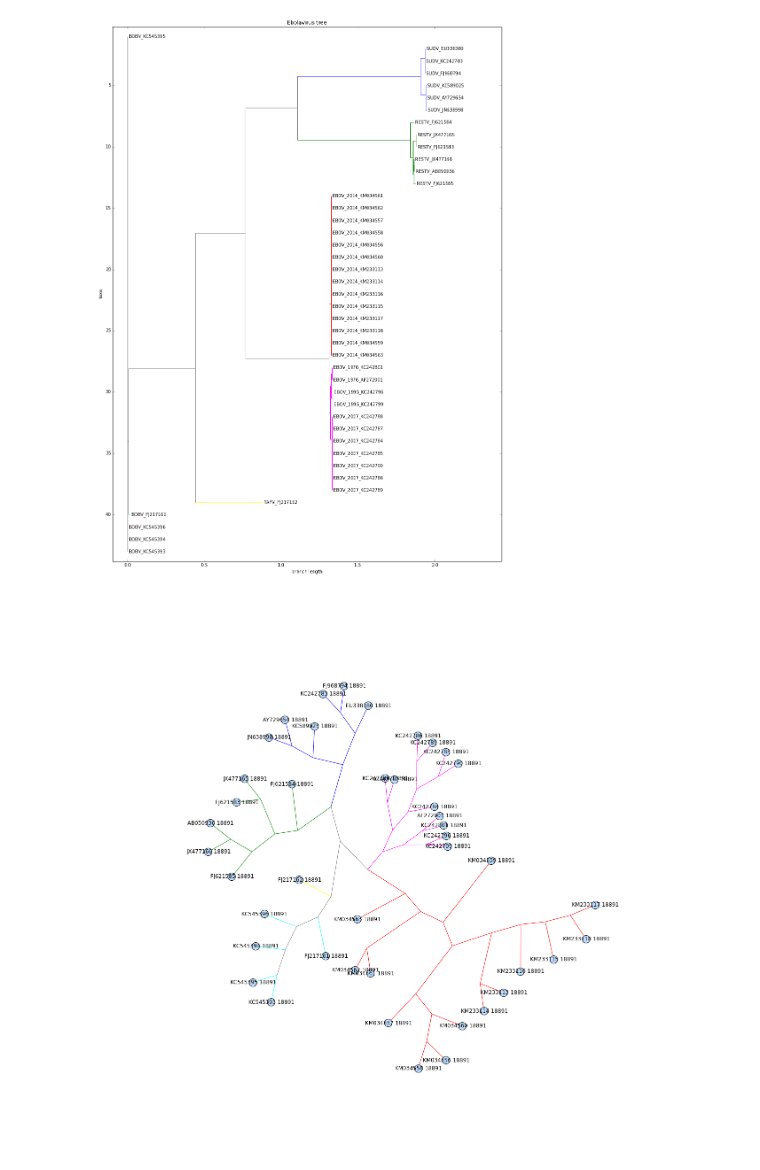
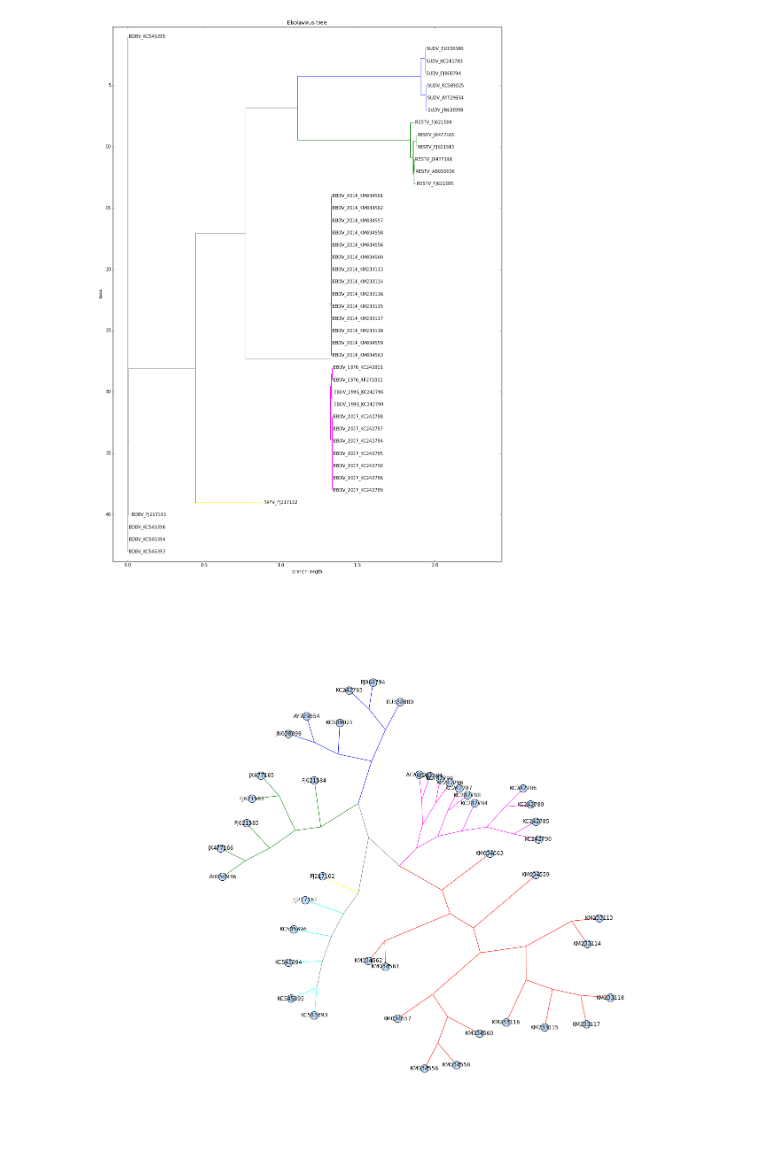
Before and after one commit to tiagoantao/bioinf-python, a Jupyter notebook: notebooks/05_Phylo/Visualization.ipynb, the cells around one changed output. Saved outputs shown, nothing was run; the diff lists cells and outputs as text; code cells hidden in the pictures.

Commit message:
new visualization

```diff
--- a/notebooks/05_Phylo/Visualization.ipynb
+++ b/notebooks/05_Phylo/Visualization.ipynb
@@ -79,13 +79,13 @@ Phylo.draw(ebola_color_tree, axes=ax, label_func=
 # %%
 fig = plt.figure(figsize=(22, 22))
 ax = fig.add_subplot(111)
 
 def simplify_name(n):
     if n.is_terminal():
-        return n.name[n.name.rfind('_') + 1:n.name.rfind(' ')]
+        return n.name[n.name.rfind('_') + 1:n.name.find(' ')]
     else:
         return None
 
 Phylo.draw_graphviz(ebola_color_tree, label_func=simplify_name, axes=ax, with_labels=True)
 # %% [output]
-[figure, old version]
+[figure, new version]
```
